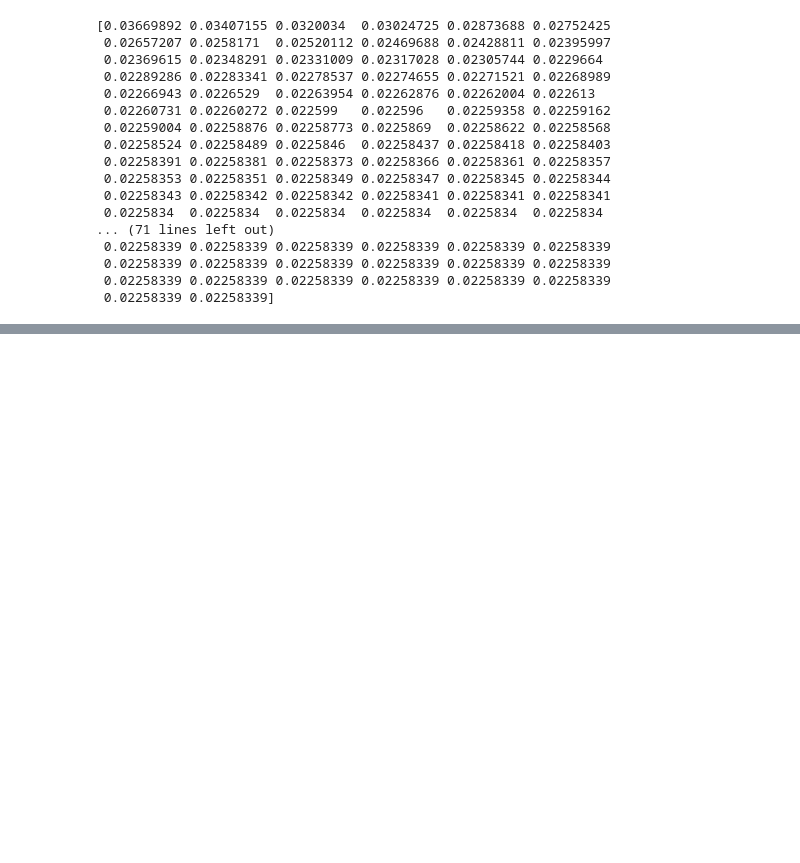
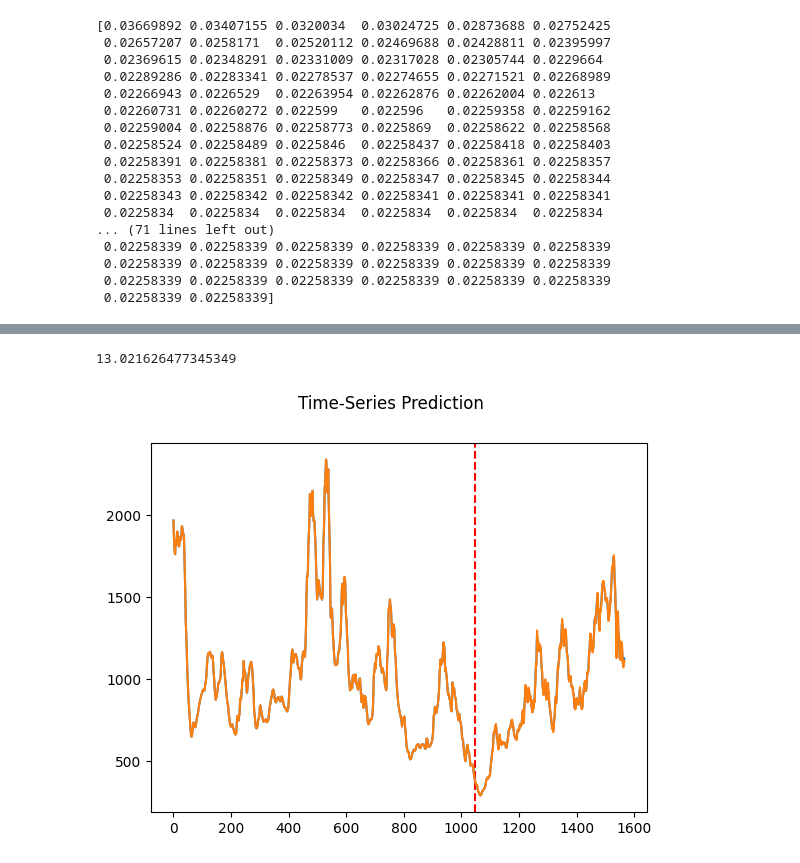
Before and after one commit to hrbae/Industrial_Data_Science, a Jupyter notebook: Code/12_1시계열_분석_방법론을_활용한_해운운임지수_예측.ipynb, the cells around one changed output, grey strips where cells are left out. Saved outputs shown, nothing was run; the diff lists cells and outputs as text; code cells hidden in the pictures; blank space fills up the shorter version.

Commit message:
Added one step arima & fixed lstm code

```diff
--- a/Code/12-1시계열_분석_방법론을_활용한_해운운임지수_예측.ipynb
+++ b/Code/12_1시계열_분석_방법론을_활용한_해운운임지수_예측.ipynb
@@ -185,0 +237,47 @@ plt.show()
+# %%
+from tqdm import tqdm
+
+def forecast_one_step():
+    fc, conf_int = model.predict(n_periods=1 # 한 스텝씩!
+        , return_conf_int=True)              # 신뢰구간 출력
+    return (
+        fc.tolist()[0],
+        np.asarray(conf_int).tolist()[0]
+    )
+
+forecasts = []
+y_pred = []
+pred_upper = []
+pred_lower = []
+
+for new_ob in tqdm(test):
+    fc, conf = forecast_one_step()
+    y_pred.append(fc)
+    pred_upper.append(conf[1])
+    pred_lower.append(conf[0])
+
+    ## 모형 업데이트 !!
+    model.update(new_ob)
+# %%
+def mape(label, pred):
+    return np.mean(np.abs((label-pred) / (label+1e-5)))
+
+loss = mape(np.array(y_pred), test)
+print(loss)
+# %% [output]
+13.021626477345349
+# %%
+pred = pd.concat([pd.DataFrame(train),pd.DataFrame(y_pred)])
+real = pd.concat([pd.DataFrame(train),pd.DataFrame(test)])
+data_predict = pred.values
+data_predict = sc.inverse_transform(data_predict)
+real = sc.inverse_transform(real.values)
+
+plt.axvline(x=train_size, c='r', linestyle='--')
+
+plt.plot(real)
+plt.plot(data_predict)
+plt.suptitle('Time-Series Prediction')
+plt.show()
+# %% [output]
+[figure, added]
```
Also changed, not shown: parts of 9 cells of this notebook, 14 other files.
